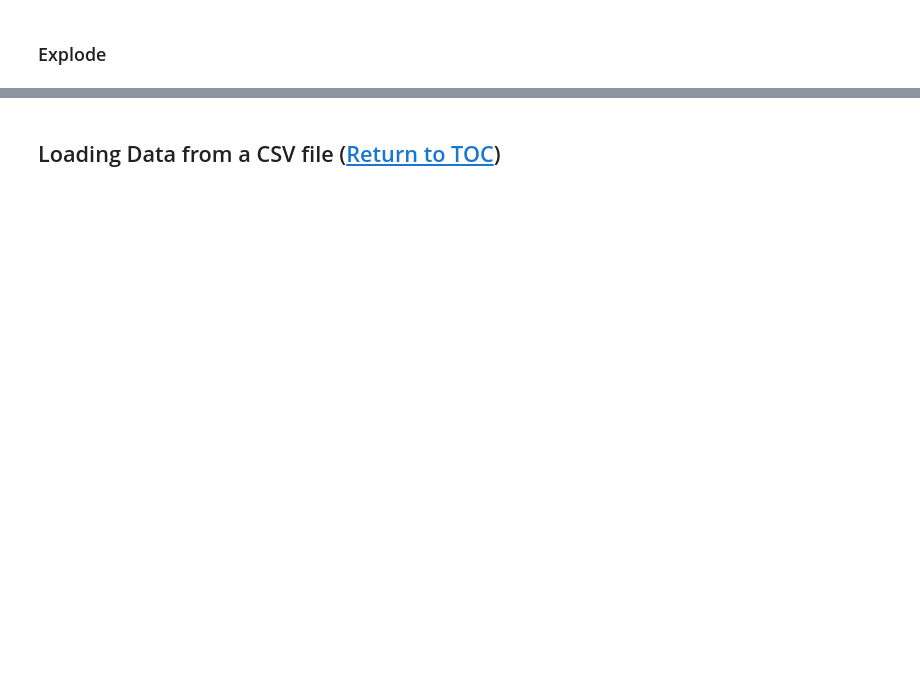
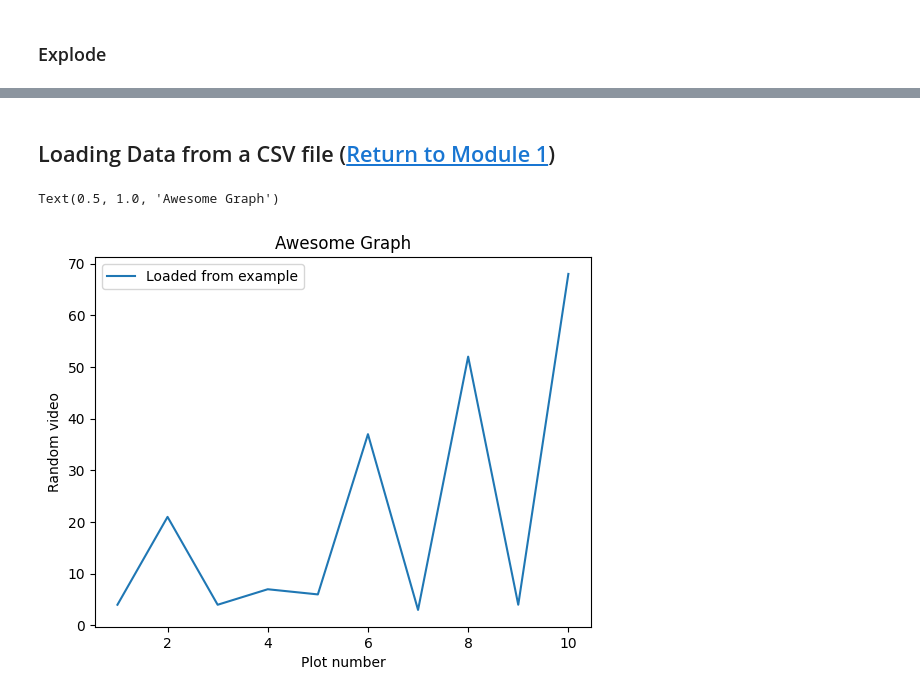
Before and after one commit to thestorytellerMichael/DataVisuaization_Matplotlib, a Jupyter notebook: Matplotlib.ipynb, the cells around one changed output, grey strips where cells are left out. Saved outputs shown, nothing was run; the diff lists cells and outputs as text; code cells hidden in the pictures; blank space fills up the shorter version.

```diff
--- a/Matplotlib.ipynb
+++ b/Matplotlib.ipynb
@@ -282,3 +246,26 @@ plt.pie(sizes,labels=labels,colors=colors,startangle=90,autopct='%1.1f%%',explod
 # %% [markdown]
-<a name='cell-CSV'></a>
-## Loading Data from a CSV file ([Return to TOC](#cell-toc))
+<a name='cell-Load-CSV'></a>
+## Loading Data from a CSV file ([Return to Module 1](#cell-Plot-toc))
+# %%
+import matplotlib.pyplot as plt
+import csv
+
+x=[]
+y=[]
+
+with open('/content/example.txt','r') as csvfile:
+  # create a csv reader file to read the information
+  plots=csv.reader(csvfile, delimiter=':')
+  for row in plots:
+    # because it is text file, it readed as string
+    x.append(int(row[0]))
+    y.append(int(row[1]))
+
+plt.plot(x,y,label='Loaded from example')
+plt.xlabel('Plot number')
+plt.ylabel('Random video')
+plt.legend()
+plt.title('Awesome Graph')
+# %% [output]
+Text(0.5, 1.0, 'Awesome Graph')
+[figure, added]
```
Also changed, not shown: parts of 26 cells of this notebook.
